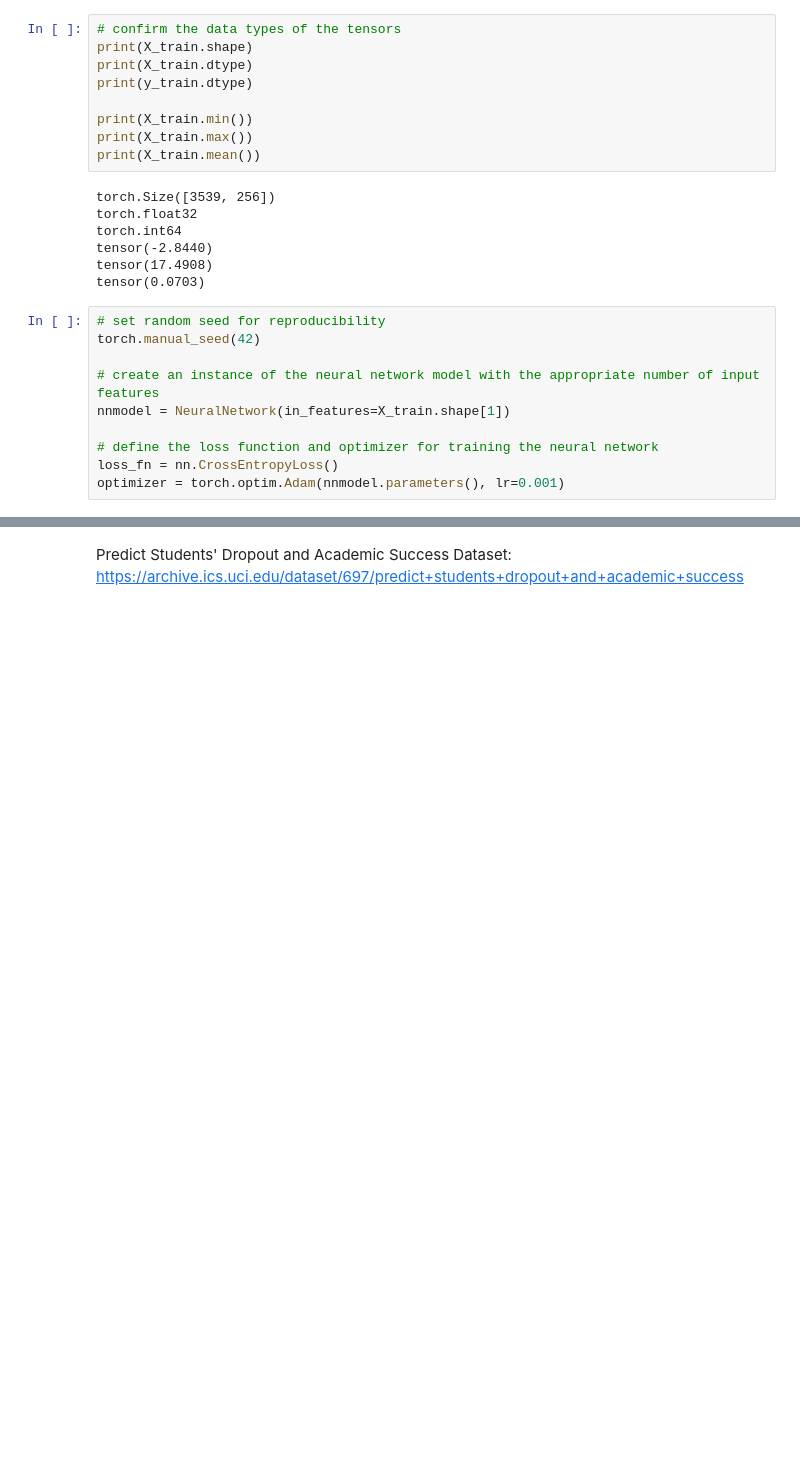
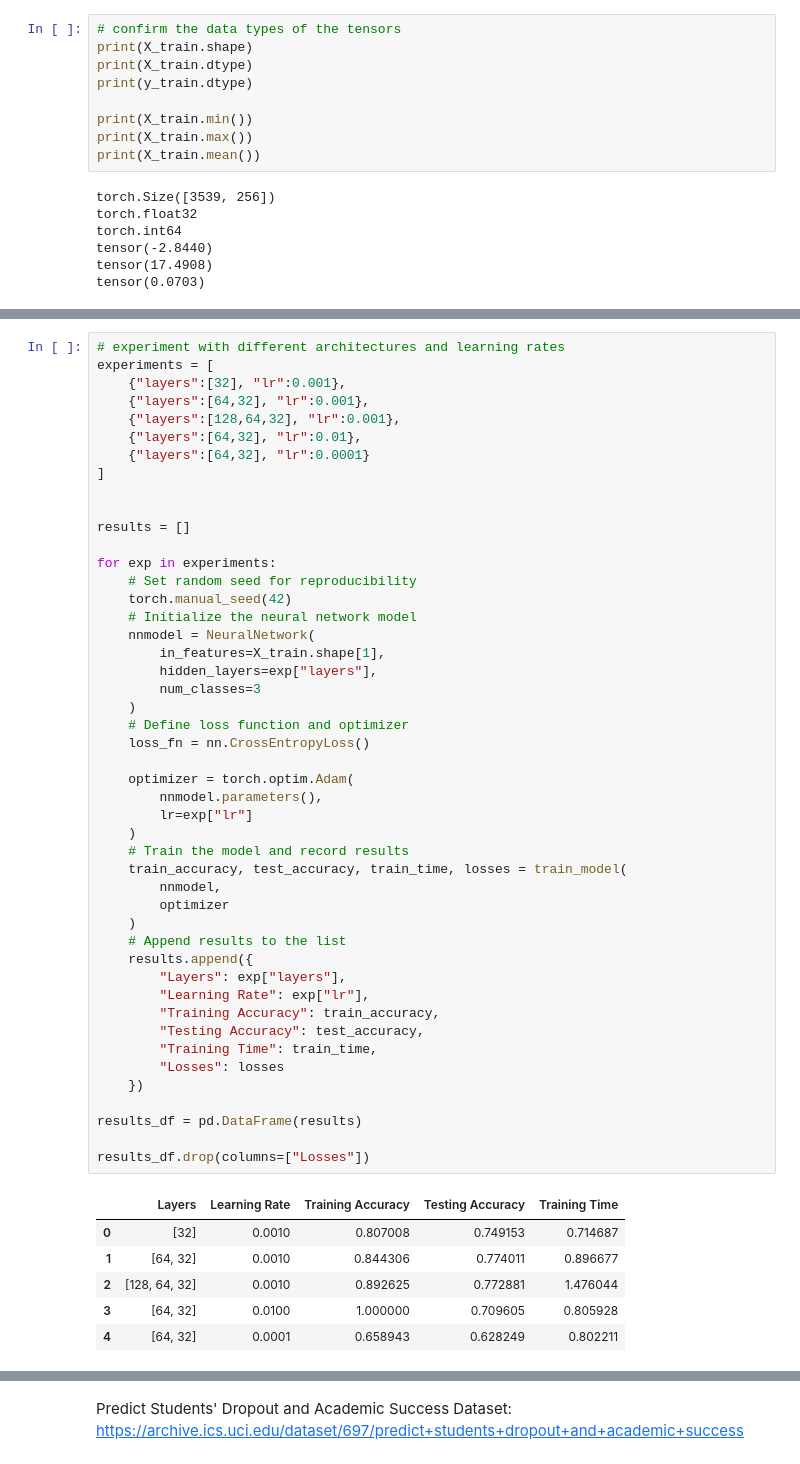
Before and after one commit to yehudis25/student-academic-success-ml, a Jupyter notebook: student_success_prediction.ipynb, the cells around one changed output, grey strips where cells are left out. Cells and saved outputs as stored; diff of their text form; blank space fills up the shorter version.

Commit message:
fix model 5 - nn to try different lrs and layers

```diff
--- a/student_success_prediction.ipynb
+++ b/student_success_prediction.ipynb
@@ -808,13 +812,3 @@ torch.int64
 tensor(-2.8440)
 tensor(17.4908)
 tensor(0.0703)
-# %%
-# set random seed for reproducibility
-torch.manual_seed(42)
-
-# create an instance of the neural network model with the appropriate number of input features
-nnmodel = NeuralNetwork(in_features=X_train.shape[1])
-
-# define the loss function and optimizer for training the neural network
-loss_fn = nn.CrossEntropyLoss()
-optimizer = torch.optim.Adam(nnmodel.parameters(), lr=0.001)
@@ -891,0 +863,54 @@ Query Time: 0.173037 seconds
+# %%
+# experiment with different architectures and learning rates
+experiments = [
+    {"layers":[32], "lr":0.001},
+    {"layers":[64,32], "lr":0.001},
+    {"layers":[128,64,32], "lr":0.001},
+    {"layers":[64,32], "lr":0.01},
+    {"layers":[64,32], "lr":0.0001}
+]
+
+
+results = []
+
+for exp in experiments:
+    # Set random seed for reproducibility
+    torch.manual_seed(42)
+    # Initialize the neural network model
+    nnmodel = NeuralNetwork(
+        in_features=X_train.shape[1],
+        hidden_layers=exp["layers"],
+        num_classes=3
+    )
+    # Define loss function and optimizer
+    loss_fn = nn.CrossEntropyLoss()
+
+    optimizer = torch.optim.Adam(
+        nnmodel.parameters(),
+        lr=exp["lr"]
+    )
+    # Train the model and record results
+    train_accuracy, test_accuracy, train_time, losses = train_model(
+        nnmodel,
+        optimizer
+    )
+    # Append results to the list
+    results.append({
+        "Layers": exp["layers"],
+        "Learning Rate": exp["lr"],
+        "Training Accuracy": train_accuracy,
+        "Testing Accuracy": test_accuracy,
+        "Training Time": train_time,
+        "Losses": losses
+    })
+
+results_df = pd.DataFrame(results)
+
+results_df.drop(columns=["Losses"])
+# %% [output]
+|  | Layers | Learning Rate | Training Accuracy | Testing Accuracy | Training Time |
+| 0 | [32] | 0.0010 | 0.807008 | 0.749153 | 0.714687 |
+| 1 | [64, 32] | 0.0010 | 0.844306 | 0.774011 | 0.896677 |
+| 2 | [128, 64, 32] | 0.0010 | 0.892625 | 0.772881 | 1.476044 |
+| 3 | [64, 32] | 0.0100 | 1.000000 | 0.709605 | 0.805928 |
+| 4 | [64, 32] | 0.0001 | 0.658943 | 0.628249 | 0.802211 |
```
Also changed, not shown: parts of 8 cells of this notebook.
